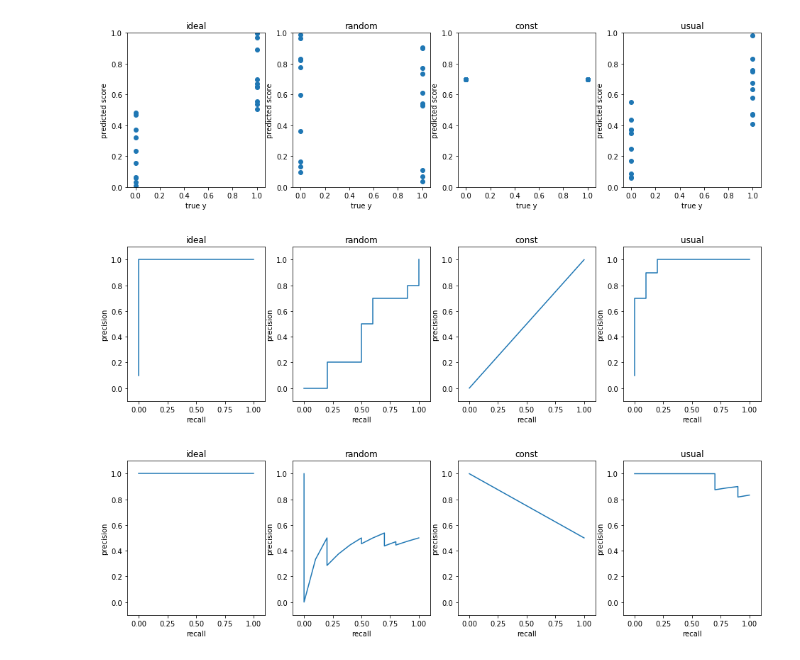
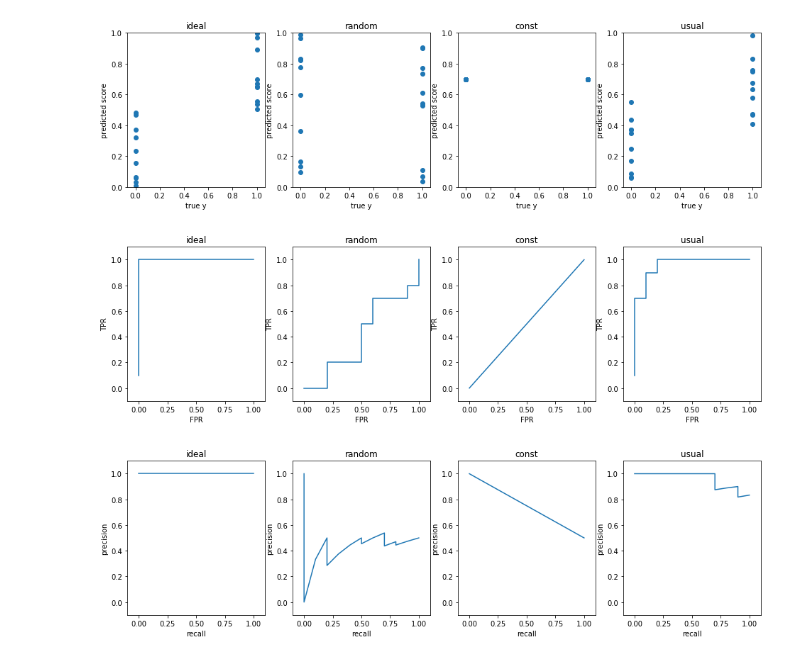
Before and after one commit to ftad/ML2018, a Jupyter notebook: materials/lesson6/roc_rpc_vis.ipynb, the cells around one changed output. Cells and saved outputs as stored; diff of their text form; code cells hidden in the pictures.

```diff
--- a/materials/lesson6/roc_rpc_vis.ipynb
+++ b/materials/lesson6/roc_rpc_vis.ipynb
@@ -29,17 +29,17 @@ for i, (score, label) in enumerate(zip([score_ideal, score_random, score_const,
 # %%
 plt.figure(figsize=(16, 4))
 for i, (score, label) in enumerate(zip([score_ideal, score_random, score_const, score_usual],
                         ["ideal", "random", "const", "usual"])):
     plt.subplot(1, 4, i+1)
     fpr, tpr, _ = roc_curve(y, score)
     plt.plot(fpr, tpr)
     plt.title(label)
-    plt.xlabel("recall")
-    plt.ylabel("precision")
+    plt.xlabel("FPR")
+    plt.ylabel("TPR")
     plt.ylim(-0.1, 1.1)
     plt.xlim(-0.1, 1.1)
 # %% [output]
-[figure, old version]
+[figure, new version]
 # %%
 plt.figure(figsize=(16, 4))
 for i, (score, label) in enumerate(zip([score_ideal, score_random, score_const, score_usual],
```
